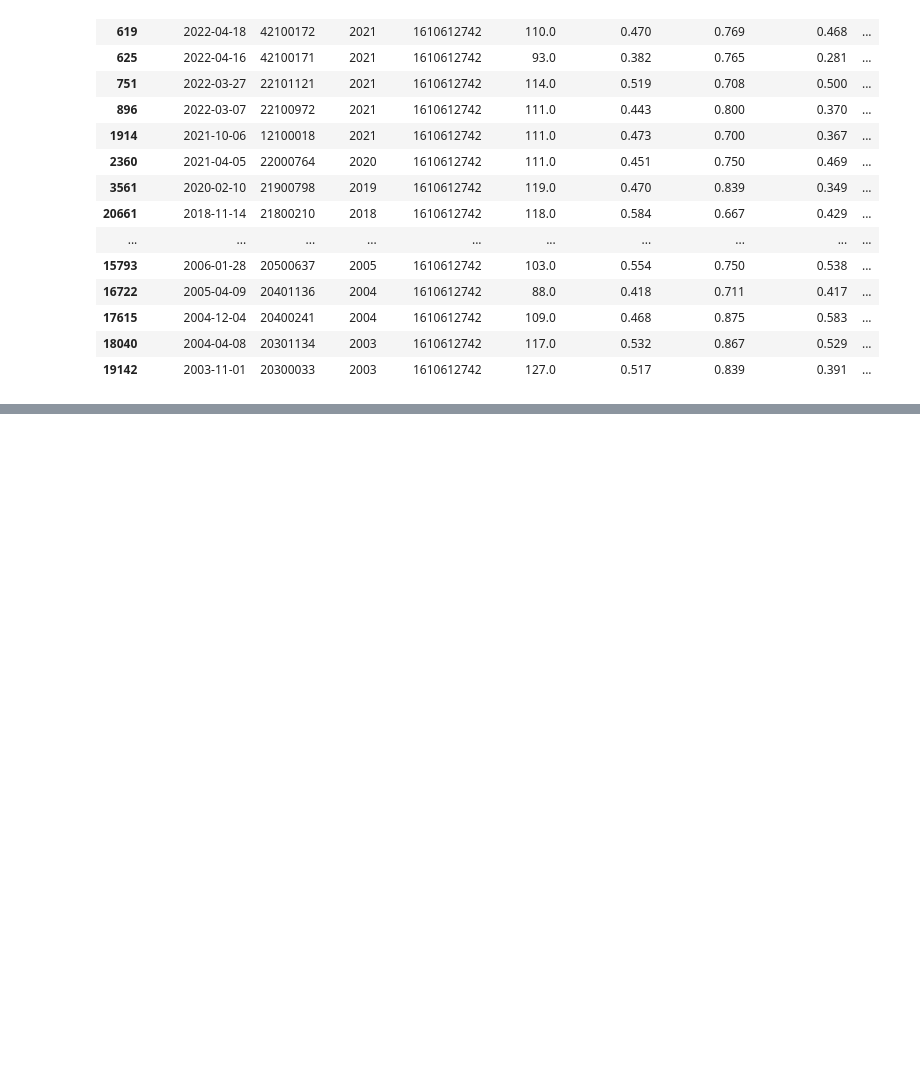
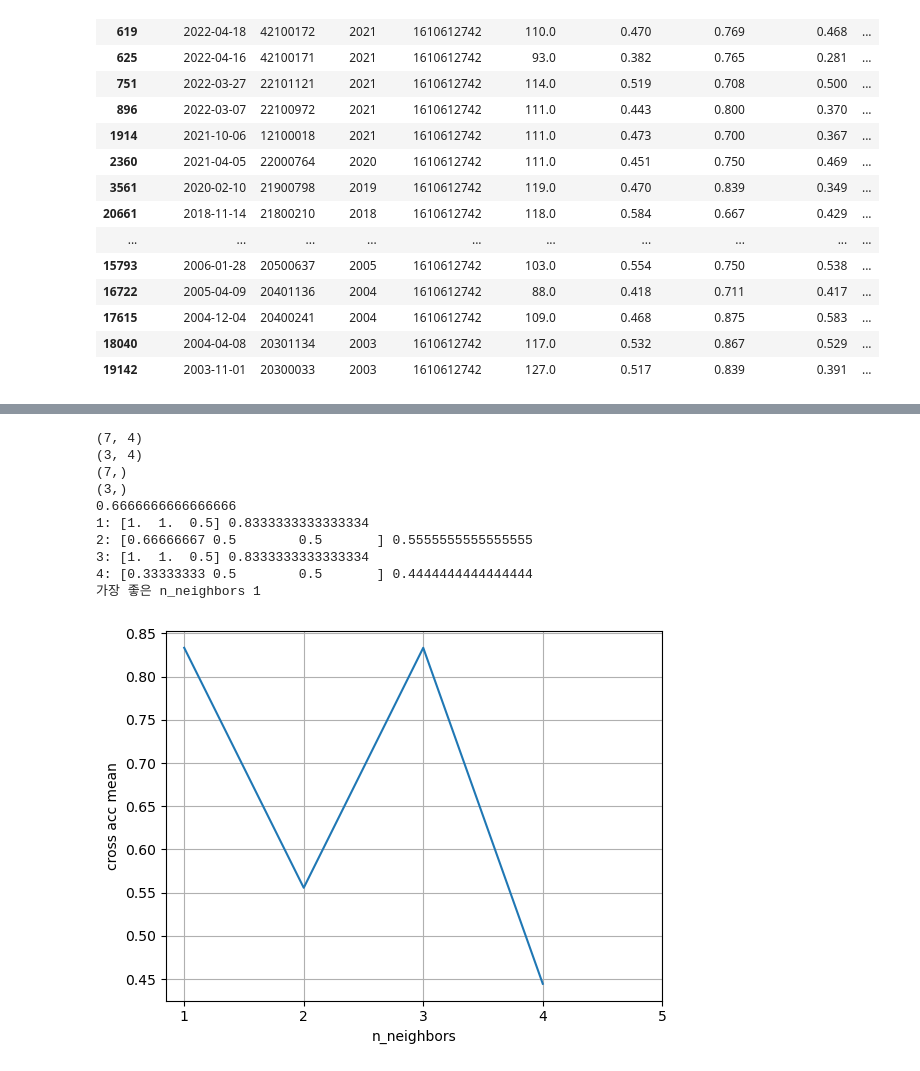
Before and after one commit to 2024-AISCHOOL-IOT/Doourbest, a Jupyter notebook: contrast/10경기 결과 예측.ipynb, the cells around one changed output, grey strips where cells are left out. Drawn from its saved outputs; the diff is of its cells as text; code cells hidden in the pictures; blank space fills up the shorter version.

```diff
--- a/contrast/10경기 결과 예측.ipynb
+++ b/contrast/10경기 결과 예측.ipynb
@@ -136,0 +149,4 @@ df
+# %%
+# 문제와 답 (열 분리)
+X = df[['FG_PCT_H','FG_PCT_A','FG_PCT_H','FG_PCT_A']]
+y = df['HT_W']
@@ -136,0 +240,75 @@ df
+# %%
+df1=data2[(data2['TEAM_ID_home']==1610612759)&(data2['TEAM_ID_away']==1610612764)]
+df2=data2[(data2['TEAM_ID_away']==1610612759)&(data2['TEAM_ID_home']==1610612764)]
+df_date=pd.concat([df1['GAME_DATE_EST'],df2['GAME_DATE_EST']]).sort_index(ascending=True)
+df_date
+
+df=pd.DataFrame({'GAME_DATE_EST':[],'HT_ID':[],'AT_ID':[],'FG_PCT_H':[],'FG_PCT_A':[],'FT_PCT_H':[],'FT_PCT_A':[],
+                 'HT_W':[]})
+cnt=0
+for date in df_date:
+    if date in df1['GAME_DATE_EST'].values:
+        df1_=df1[df1['GAME_DATE_EST']==date]
+        new = {'GAME_DATE_EST':date,'HT_ID':df1_['TEAM_ID_home'].values[0],'AT_ID':df1_['TEAM_ID_away'].values[0],
+               'FG_PCT_H':df1_['FG_PCT_home'].values[0],'FG_PCT_A':df1_['FG_PCT_away'].values[0],
+               'FT_PCT_H':df1_['FT_PCT_home'].values[0],'FT_PCT_A':df1_['FT_PCT_away'].values[0],
+               'HT_W':df1_['HOME_TEAM_WINS'].values[0]}
+        df=pd.concat([df,pd.DataFrame([new])], ignore_index=True)
+    elif date in df2['GAME_DATE_EST'].values:
+        df2_=df2[df2['GAME_DATE_EST']==date]
+        new = {'GAME_DATE_EST':date,'HT_ID':df2_['TEAM_ID_away'].values[0],'AT_ID':df2_['TEAM_ID_home'].values[0],
+               'FG_PCT_H':df2_['FG_PCT_away'].values[0],'FG_PCT_A':df2_['FG_PCT_home'].values[0],
+               'FT_PCT_H':df2_['FT_PCT_away'].values[0],'FT_PCT_A':df2_['FT_PCT_home'].values[0],
+               'HT_W':0}
+        df=pd.concat([df,pd.DataFrame([new])], ignore_index=True)
+    cnt+=1
+    if cnt>=10:
+        break
+df
+
+# 문제와 답 (열 분리)
+X = df[['FG_PCT_H','FG_PCT_A','FG_PCT_H','FG_PCT_A']]
+y = df['HT_W']
+# 훈련셋과 테스트셋 분리 (행 분리)
+X_train, X_test, y_train, y_test = train_test_split(X, y, test_size=0.25, random_state=4)
+print(X_train.shape)
+print(X_test.shape)
+print(y_train.shape)
+print(y_test.shape)
+# 모델 객체 생성 (+ 하이퍼 파라미터 설정)
+knn_model = KNeighborsClassifier(n_neighbors=5)
+# 모델 학습
+knn_model.fit(X_train,y_train)
+# 모델 예측
+print(knn_model.score(X_test,y_test))
+
+# 최적의 파라미터 찾기
+K_lst = []
+for k in range(1,5):
+    knn_model = KNeighborsClassifier(n_neighbors=k)
+    knn_result = cross_val_score(knn_model, X_train, y_train, cv=3)#에러 때문에
+    print(f'{k}:', knn_result, knn_result.mean())
+    K_lst.append(knn_result.mean())
+print(f"가장 좋은 n_neighbors {K_lst.index(max(K_lst))+1}")
+# 시각화
+# 추이 - 선그래프
+plt.plot(range(1,5), K_lst)
+plt.xlabel('n_neighbors')
+plt.xticks(range(1,6,1))
+plt.ylabel('cross acc mean')
+plt.grid()
+# plt.xlim(600,800)
+# plt.ylim(0.687,0.692)
+plt.show()
+# %% [output]
+(7, 4)
+(3, 4)
+(7,)
+(3,)
+0.6666666666666666
+1: [1.  1.  0.5] 0.8333333333333334
+2: [0.66666667 0.5        0.5       ] 0.5555555555555555
+3: [1.  1.  0.5] 0.8333333333333334
+4: [0.33333333 0.5        0.5       ] 0.4444444444444444
+가장 좋은 n_neighbors 1
+[figure, added]
```
Also changed, not shown: parts of 9 cells of this notebook.
